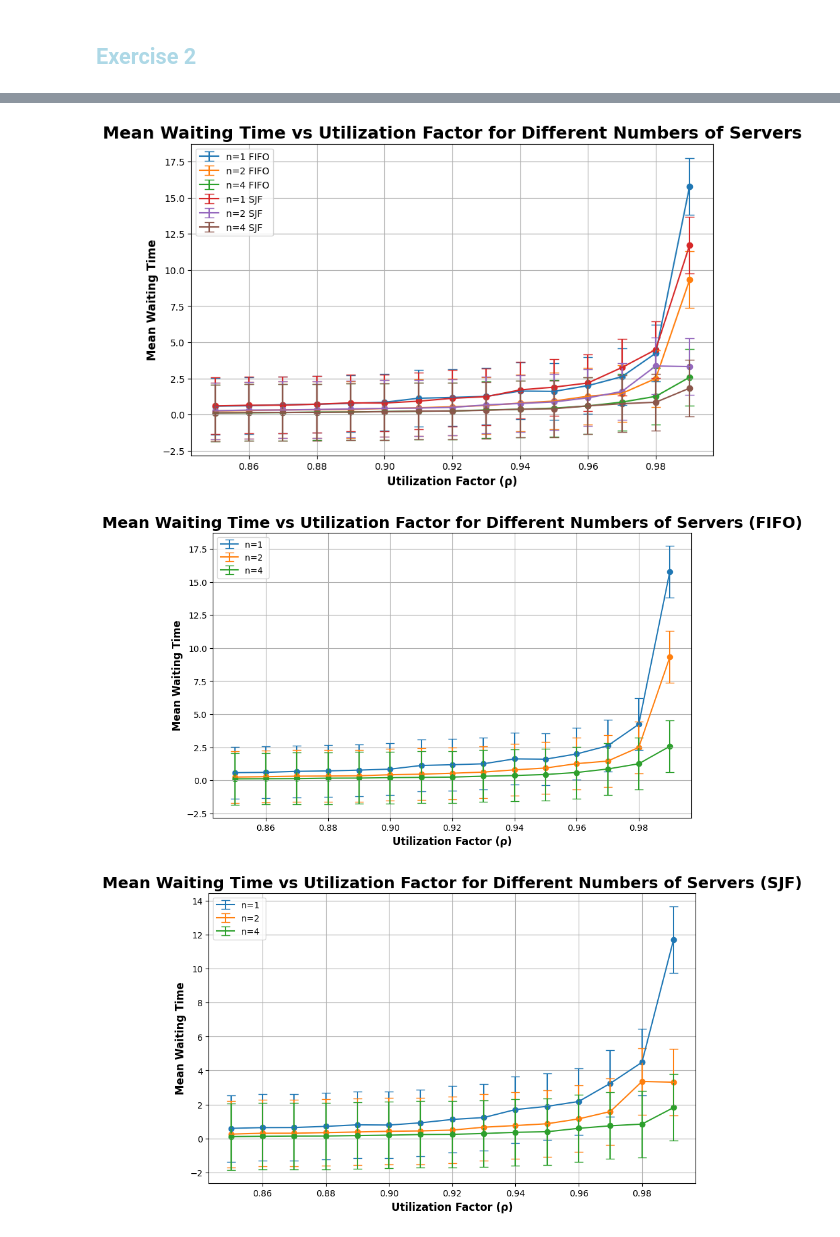
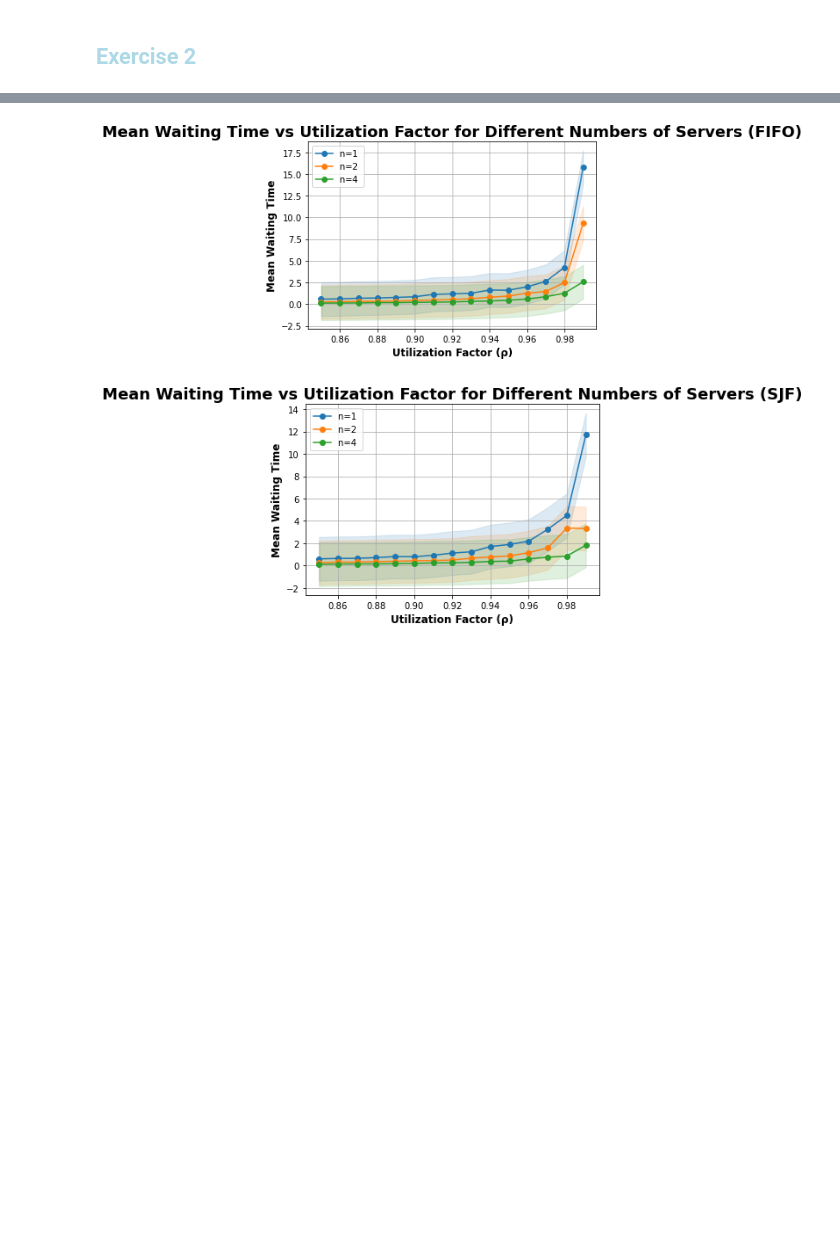
Before and after one commit to BiggusVickus/Stochastic_Simulation, a Jupyter notebook: Assignment 2/DES_assignment2.ipynb, the cells around one changed output, grey strips where cells are left out. Drawn from its saved outputs; the diff is of its cells as text; code cells hidden in the pictures; blank space fills up the shorter version.

```diff
--- a/Assignment 2/DES_assignment2.ipynb
+++ b/Assignment 2/DES_assignment2.ipynb
@@ -208,43 +208,66 @@ def plotting(results, num_servers, title, results2=None, num_servers2=None):
         string1 = "FIFO"
         string2 = "SJF"
     else:
         string1 = ""
         string2 = ""
 # Plotting the results
     color = 0
-    plt.figure(figsize=(10, 6))
+
+    fig, ax = plt.subplots()
+
+    # plt.figure(figsize=(10, 6))
     for num_server in num_servers:
         rhos, mean_waits, ci_lowers, ci_uppers = zip(*plot_data[num_server])
-        # plt.plot(rhos, mean_waits, 'o-', label=f'n={num_server} {string1}')
+
+        # Creates upper and lower boundaries of condifence interval
         lower_error = tuple(map(operator.sub, mean_waits, ci_lowers))
         upper_error = tuple(map(operator.sub, ci_uppers, mean_waits))
-        plt.errorbar(rhos, mean_waits, yerr=[lower_error, upper_error], fmt='', label=f'n={num_server} {string1}', color=list(mcolors.TABLEAU_COLORS)[color], capsize = 5)
-        plt.scatter(rhos, mean_waits, marker='o')
+
+
+        # OLD CODE FOR ERROR BARS
+        # plt.plot(rhos, mean_waits, 'o-', label=f'n={num_server} {string1}', color=list(mcolors.TABLEAU_COLORS)[color])
+        # plt.errorbar(rhos, mean_waits, yerr=[lower_error, upper_error], fmt='', label=f'n={num_server} {string1}', color=list(mcolors.TABLEAU_COLORS)[color], capsize = 5)
+        # plt.scatter(rhos, mean_waits, marker='o')
+
+        ax.plot(rhos, mean_waits, 'o-', label=f'n={num_server} {string1}', color=list(mcolors.TABLEAU_COLORS)[color])
+        ax.fill_between(rhos, [mean_wait - lower for mean_wait, lower in zip(mean_waits, lower_error)],
+                             [mean_wait + upper for mean_wait, upper in zip(mean_waits, upper_error)],
+                             color=list(mcolors.TABLEAU_COLORS)[color], alpha=0.15)
         color += 1
+
     if (results2 != None):
         for num_server in num_servers2:
             rhos, mean_waits, ci_lowers, ci_uppers = zip(*plot_data2[num_server])
-            # plt.plot(rhos, mean_waits, 'o-', label=f'n={num_server} {string2}')
+
+            # Creates upper and lower boundaries of condifence interval
             lower_error = tuple(map(operator.sub, mean_waits, ci_lowers))
             upper_error = tuple(map(operator.sub, ci_uppers, mean_waits))
-            plt.errorbar(rhos, mean_waits, yerr=[lower_error, upper_error], fmt='', label=f'n={num_server} {string2}', color=list(mcolors.TABLEAU_COLORS)[color], capsize = 5)
-            plt.scatter(rhos, mean_waits, marker='o')
+
+            # OLD CODE FOR ERROR BARS
+            # plt.plot(rhos, mean_waits, 'o-', label=f'n={num_server} {string2}', color=list(mcolors.TABLEAU_COLORS)[color])
+            # plt.errorbar(rhos, mean_waits, yerr=[lower_error, upper_error], fmt='', label=f'n={num_server} {string2}', color=list(mcolors.TABLEAU_COLORS)[color], capsize = 5)
+            # plt.scatter(rhos, mean_waits, marker='o')
+
+            ax.plot(rhos, mean_waits, 'o-', label=f'n={num_server} {string1}', color=list(mcolors.TABLEAU_COLORS)[color])
+            ax.fill_between(rhos, [mean_wait - lower for mean_wait, lower in zip(mean_waits, lower_error)],
+                             [mean_wait + upper for mean_wait, upper in zip(mean_waits, upper_error)],
+                             color=list(mcolors.TABLEAU_COLORS)[color], alpha=0.15)
             color += 1
+
 
     plt.xlabel('Utilization Factor (ρ)', fontsize=12, fontweight='bold')
     plt.ylabel('Mean Waiting Time', fontsize=12, fontweight='bold')
     plt.title(title, fontsize=18, fontweight='bold')
     plt.legend()
     plt.grid(True)
     plt.show()
 
-# if you want to plot FIFO and SJF together, uncomment the following line
-plotting(results_1, NUM_SERVERS_1, "Mean Waiting Time vs Utilization Factor for Different Numbers of Servers", results2=results_2, num_servers2 = NUM_SERVERS_2)
+# If you want to plot FIFO and SJF together, uncomment the following line
+# plotting(results_1, NUM_SERVERS_1, "Mean Waiting Time vs Utilization Factor for Different Numbers of Servers", results2=results_2, num_servers2 = NUM_SERVERS_2)
 
-#if you want to plot FIFO and SJF separately, uncomment the following two lines
+# If you want to plot FIFO and SJF separately, uncomment the following two lines
 plotting(results_1, NUM_SERVERS_1, "Mean Waiting Time vs Utilization Factor for Different Numbers of Servers (FIFO)")
 plotting(results_2, NUM_SERVERS_2, "Mean Waiting Time vs Utilization Factor for Different Numbers of Servers (SJF)")
 # %% [output]
-[figure, old version]
+[figure, new version]
-[figure, old version]
+[figure, new version]
-[figure, removed]
```
